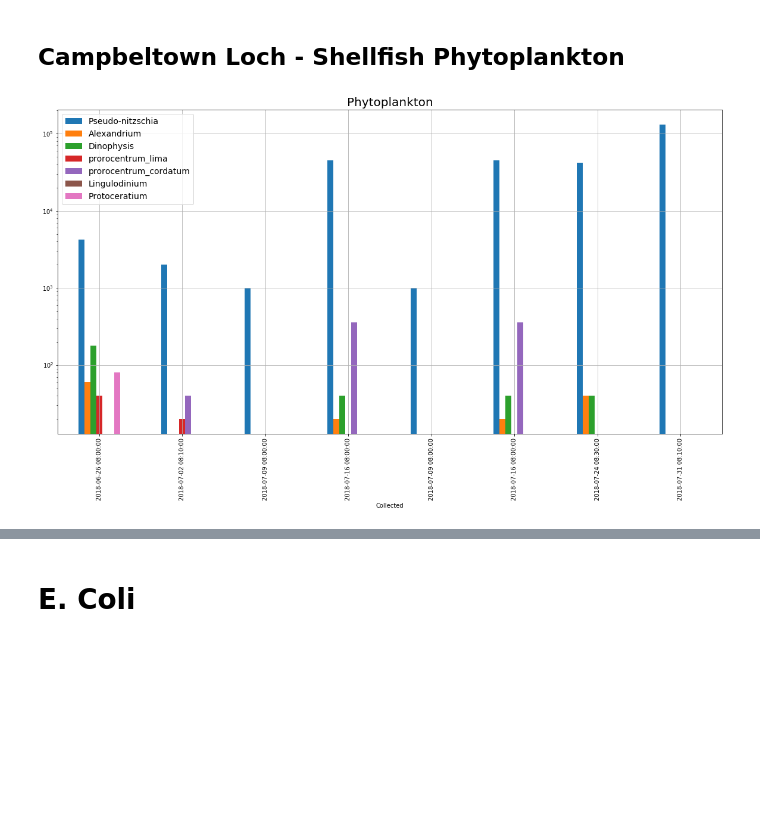
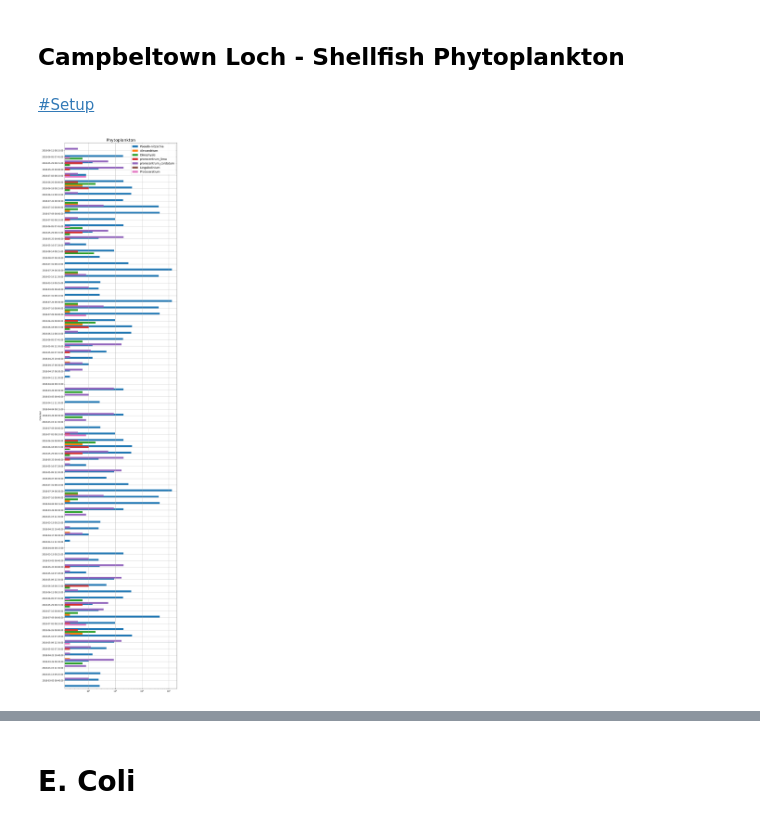
Before and after one commit to douglasmacdonald/python, a Jupyter notebook: notebooks/water_quality.ipynb, the cells around one changed output, grey strips where cells are left out. Cells and saved outputs as stored; diff of their text form; code cells hidden in the pictures; blank space fills up the shorter version.

```diff
--- a/notebooks/water_quality.ipynb
+++ b/notebooks/water_quality.ipynb
@@ -163,5 +169,7 @@ KeyboardInterrupt:
 # %% [markdown]
 ## Campbeltown Loch - Shellfish Phytoplankton
+# %% [markdown]
+[#Setup](#Setup)
 # %%
 filesnames_all = os.listdir(data_dir_path)
 
@@ -229,12 +241,18 @@ pyhtoplankton_ct = select_area('Campbeltown Loch', pyhtoplankton)
 # %%
 def plot_pyhtoplankton(pyhtoplankton):
-    ax = pyhtoplankton.plot.bar(y=header_pyhtoplanktons, figsize=(20, 10), grid=True, logy=True, label=False)
+    ax = pyhtoplankton.plot.barh(y=header_pyhtoplanktons
+                                , figsize=(10, 50)
+                                , grid=True
+                                #, logy=True
+                                 , logx=True
+                                , label=False
+                                , width=2)
     ax.legend(loc=0, fontsize=14)
     ax.set_title(label="Phytoplankton", fontsize=20)
 
 plot_pyhtoplankton(pyhtoplankton_ct)
 # %% [output]
-[figure, old version]
+[figure, new version]
 # %%
 def plot_pyhtoplankton_no_trig(pyhtoplankton, header_pyhtoplanktons_no_trig):
     pyhtoplankton_no_trig = pyhtoplankton[header_pyhtoplanktons_no_trig]
```
Also changed, not shown: parts of 15 cells of this notebook.
